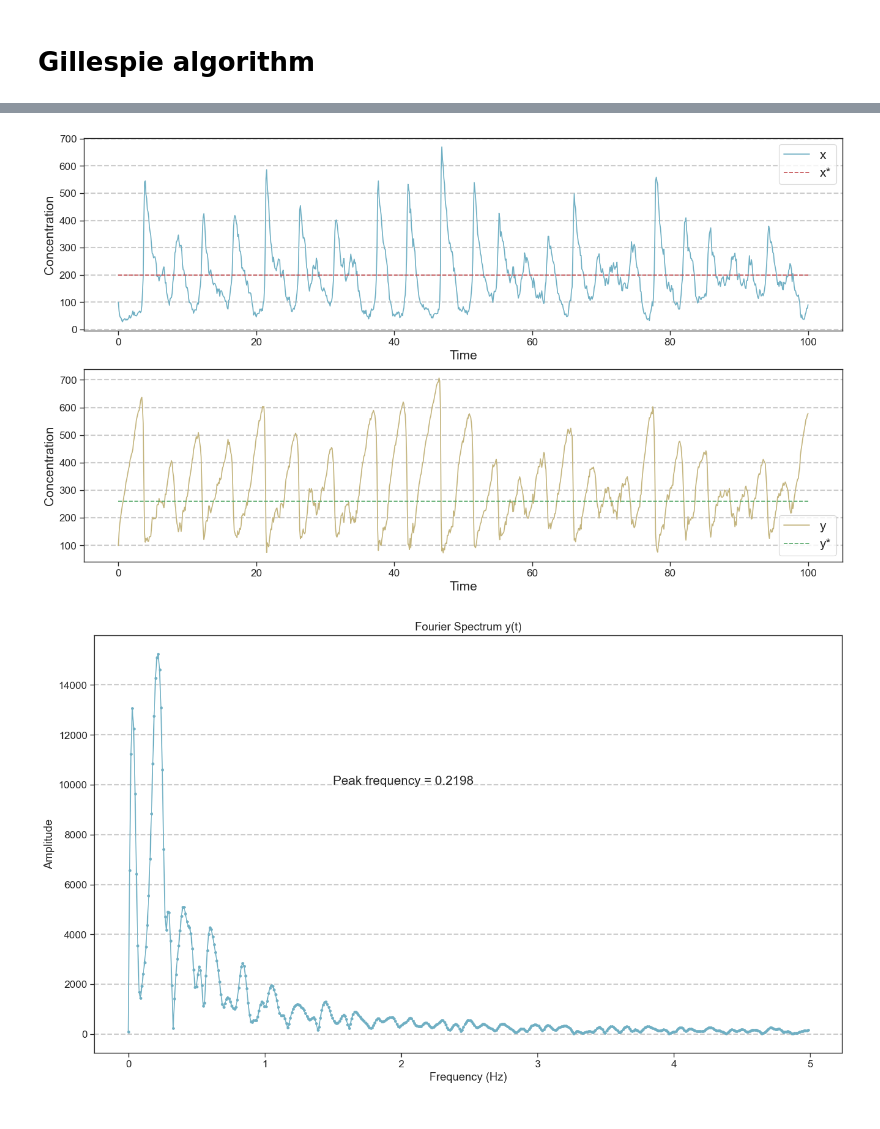
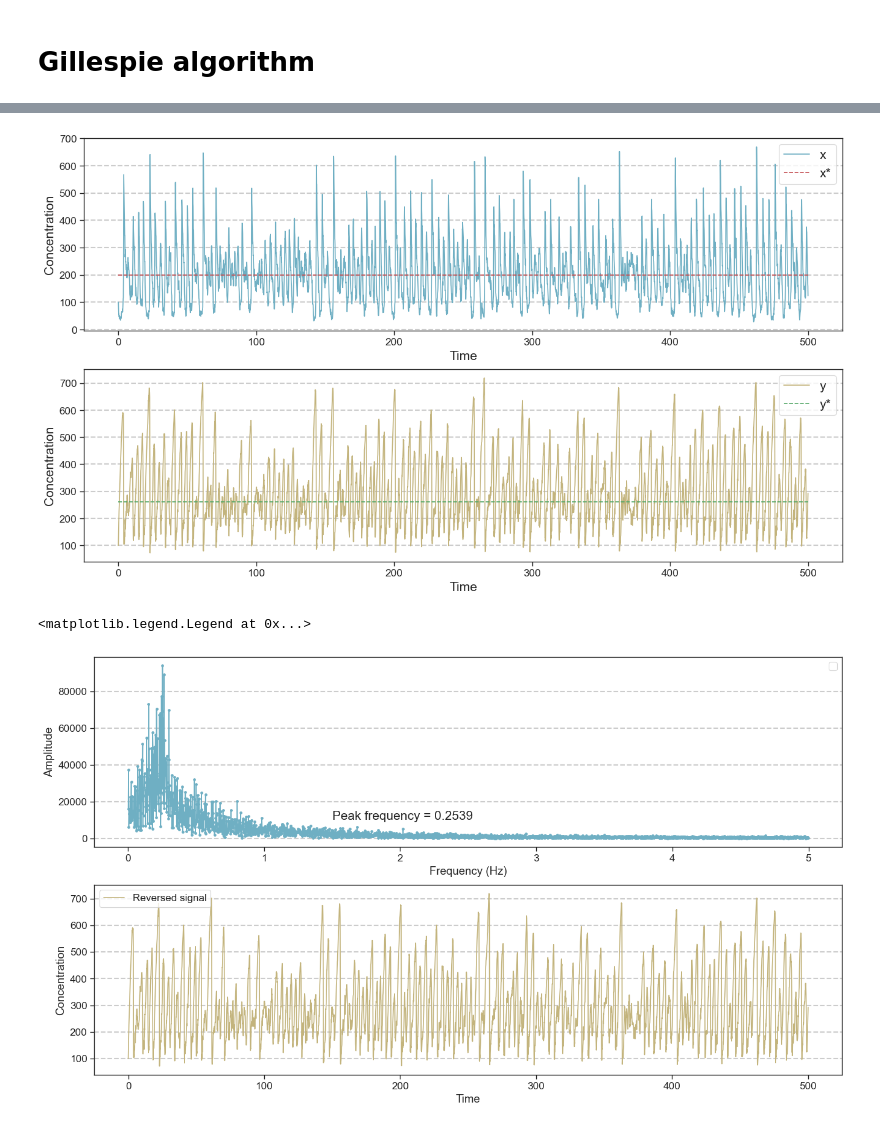
Before and after one commit to nielsdavidsen/PUK_2024, a Jupyter notebook: puk_start.ipynb, the cells around one changed output, grey strips where cells are left out. Drawn from its saved outputs; the diff is of its cells as text; code cells hidden in the pictures.

```diff
--- a/puk_start.ipynb
+++ b/puk_start.ipynb
@@ -388,13 +388,15 @@ def gillespie(x, y, t_max, b_place=b, V=100):
 vol = 100
 x = 100
 y = 100
-t_max = 100
+t_max = 500
 
+# Setting parameters
 a = 2
 b = 5.2
 c = 1
 d = 1
 
+# Running simulation
 t_list, x_sim, y_sim = gillespie(x, y, t_max, b_place=b, V=vol)
 x_star = x_mark(vol, a, d)
 y_star = y_mark(vol, a, b, c, d)
@@ -430,7 +432,7 @@ for i in range(len(ax)):
     ax[i].set_ylabel('Concentration', fontsize=15)
     ax[i].legend(fontsize=15)
 # %% [output]
-[figure, old version]
+[figure, new version]
 # %%
 ### High pass filter
 
@@ -445,32 +447,41 @@ normal_cutoff = cutoff_frequency / nyquist  # Normalize the cutoff frequency
 b, a = signal.butter(4, normal_cutoff, btype='high', analog=False)  # 4th order Butterworth filter
 # %%
 # Making a Fourier spectrum of x(t) and y(t) using FFT
-
 x_fft = np.fft.fft(x_sim)
 y_fft = np.fft.fft(y_sim)
 
-# Aply HP filter
-x_hpf = signal.filtfilt(b, a, x_fft)
-y_hpf = signal.filtfilt(b, a, y_fft)
+
+##### Aply HP filter #####
+x_hpf = x_fft #signal.filtfilt(b, a, x_fft)
+y_hpf = y_fft #signal.filtfilt(b, a, y_fft)
+##########################
 
 
 # Compute the amplitude spectrum
 amplitude_spectrum = np.abs(y_hpf)
 frequencies = np.fft.fftfreq(len(y_sim), sampling_rate)
-freq_slice = frequencies[0:len(frequencies)//2]
-amp_slice = amplitude_spectrum[0:len(amplitude_spectrum)//2]
+freq_slice = frequencies[1:len(frequencies)//2]
+amp_slice = amplitude_spectrum[1:len(amplitude_spectrum)//2]
 
 # Find peak frequency
 peak_freq = freq_slice[np.argmax(amp_slice)]
 
 
 # Plot the amplitude spectrum
-plt.figure(dpi=100)
-plt.plot(freq_slice, amp_slice, marker='.', ls='-')
-plt.text(1.5, 10000, f'Peak frequency = {peak_freq:.4f}', fontsize=15)
-plt.title('Fourier Spectrum y(t)')
-plt.xlabel('Frequency (Hz)')
-plt.ylabel('Amplitude')
-plt.show()
+fig, ax = plt.subplots(2,1, dpi=100)
+ax[0].plot(freq_slice, amp_slice, marker='.', ls='-')
+ax[0].text(1.5, 10000, f'Peak frequency = {peak_freq:.4f}', fontsize=15)
+ax[0].set_xlabel('Frequency (Hz)')
+ax[0].set_ylabel('Amplitude')
+ax[0].legend()
+
+
+y_reversed = np.fft.ifft(y_hpf)
+# Plot reversed signal
+ax[1].plot(t_list, y_reversed, label='Reversed signal', color=colors[1])
+ax[1].set_xlabel('Time')
+ax[1].set_ylabel('Concentration')
+ax[1].legend()
 # %% [output]
+<matplotlib.legend.Legend at 0x...>
-[figure, old version]
+[figure, new version]
```
Also changed, not shown: parts of 7 cells of this notebook.
